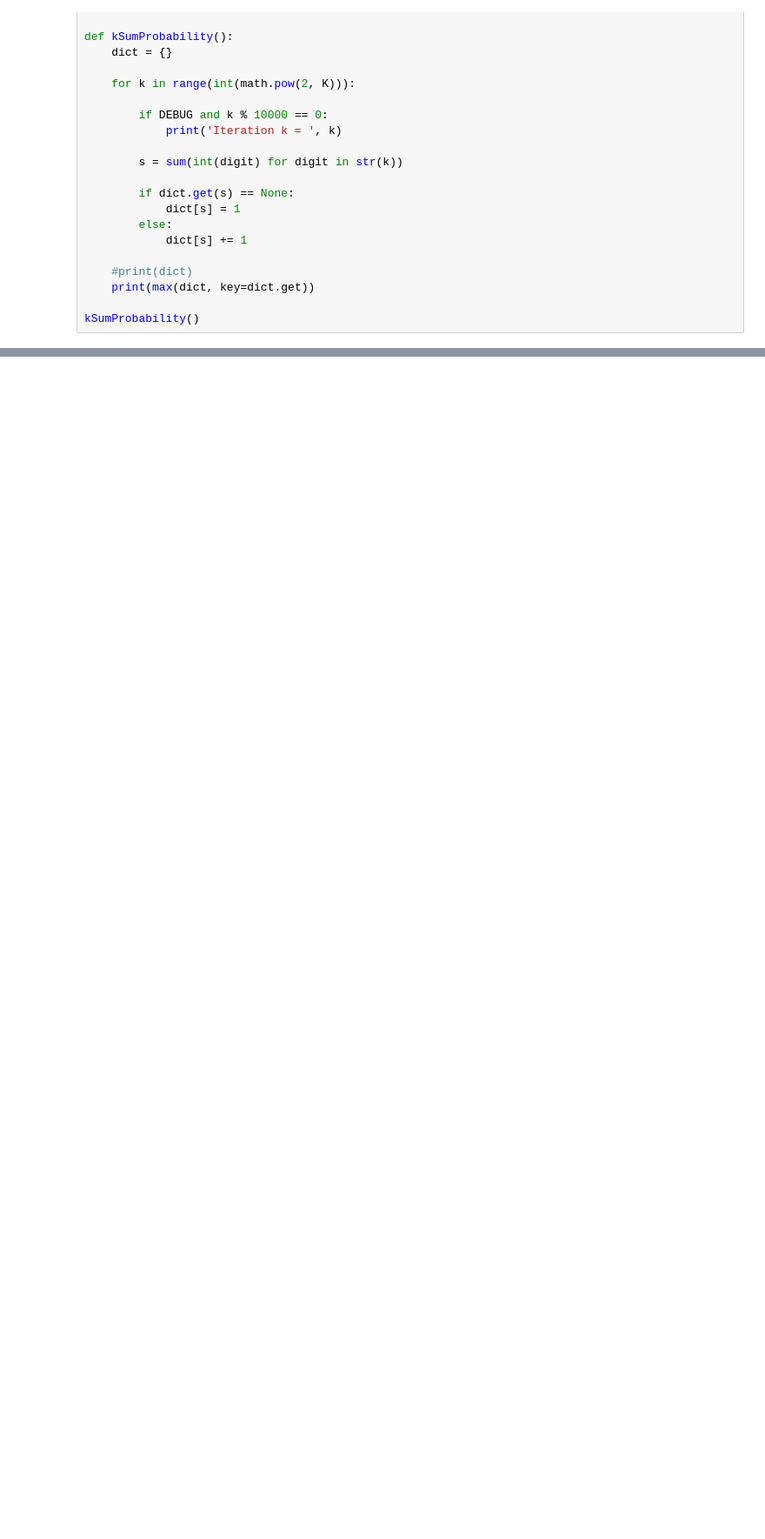
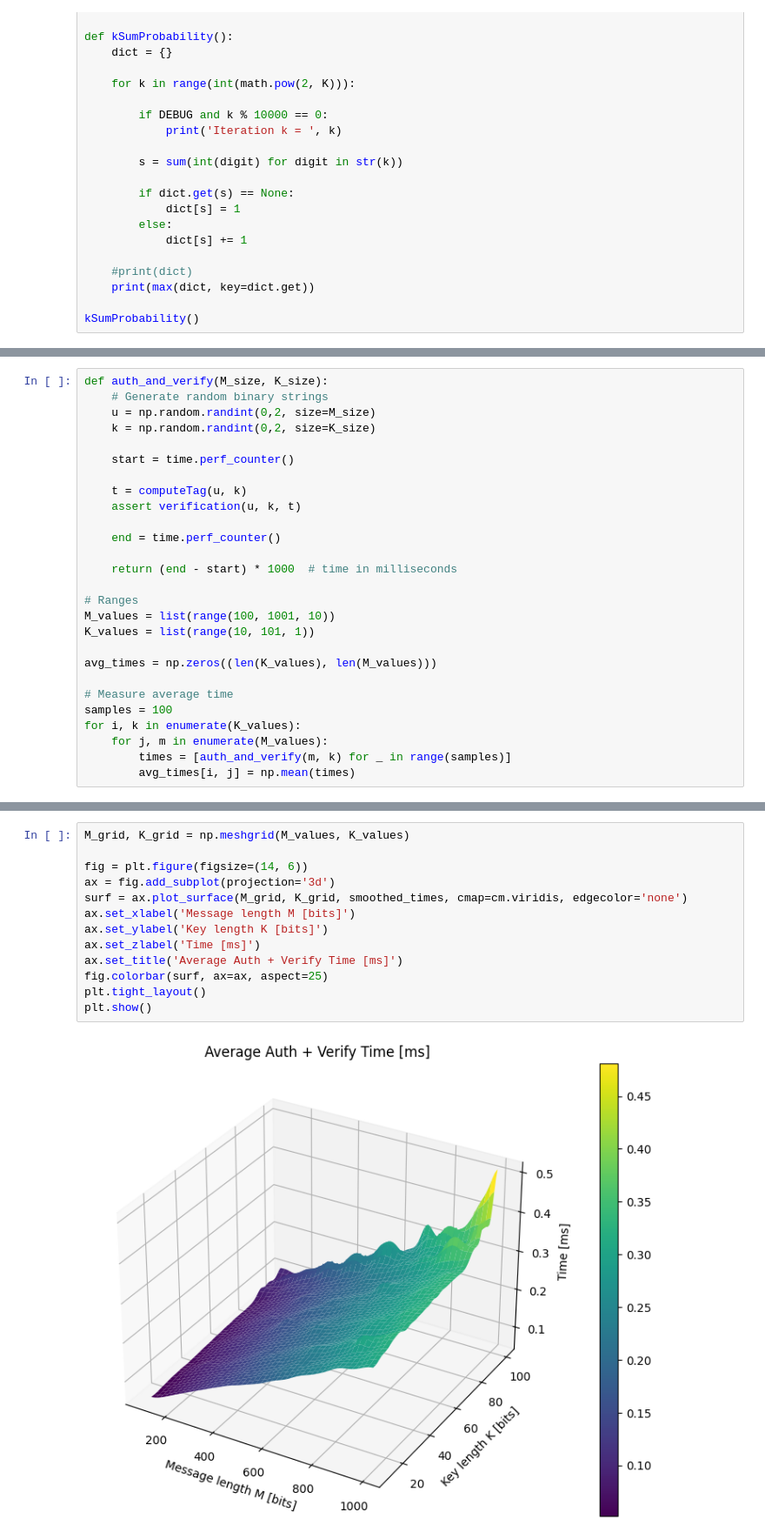
Before and after one commit to Symon02/Information-Security, a Jupyter notebook: lab3/lab3_solver.ipynb, the cells around one changed output, grey strips where cells are left out. Shown at 87% size. Drawn from its saved outputs; the diff is of its cells as text; blank space fills up the shorter version.

```diff
--- a/lab3/lab3_solver.ipynb
+++ b/lab3/lab3_solver.ipynb
@@ -164,0 +207,27 @@ with open('digit_sum_sample_100.json', 'r') as f:
+# %%
+def auth_and_verify(M_size, K_size):
+    # Generate random binary strings
+    u = np.random.randint(0,2, size=M_size)
+    k = np.random.randint(0,2, size=K_size)
+
+    start = time.perf_counter()
+
+    t = computeTag(u, k)
+    assert verification(u, k, t)
+
+    end = time.perf_counter()
+
+    return (end - start) * 1000  # time in milliseconds
+
+# Ranges
+M_values = list(range(100, 1001, 10))
+K_values = list(range(10, 101, 1))
+
+avg_times = np.zeros((len(K_values), len(M_values)))
+
+# Measure average time
+samples = 100
+for i, k in enumerate(K_values):
+    for j, m in enumerate(M_values):
+        times = [auth_and_verify(m, k) for _ in range(samples)]
+        avg_times[i, j] = np.mean(times)
@@ -164,0 +273,15 @@ with open('digit_sum_sample_100.json', 'r') as f:
+# %%
+M_grid, K_grid = np.meshgrid(M_values, K_values)
+
+fig = plt.figure(figsize=(14, 6))
+ax = fig.add_subplot(projection='3d')
+surf = ax.plot_surface(M_grid, K_grid, smoothed_times, cmap=cm.viridis, edgecolor='none')
+ax.set_xlabel('Message length M [bits]')
+ax.set_ylabel('Key length K [bits]')
+ax.set_zlabel('Time [ms]')
+ax.set_title('Average Auth + Verify Time [ms]')
+fig.colorbar(surf, ax=ax, aspect=25)
+plt.tight_layout()
+plt.show()
+# %% [output]
+[figure, added]
```
Also changed, not shown: parts of 28 cells of this notebook, 9 other files.
